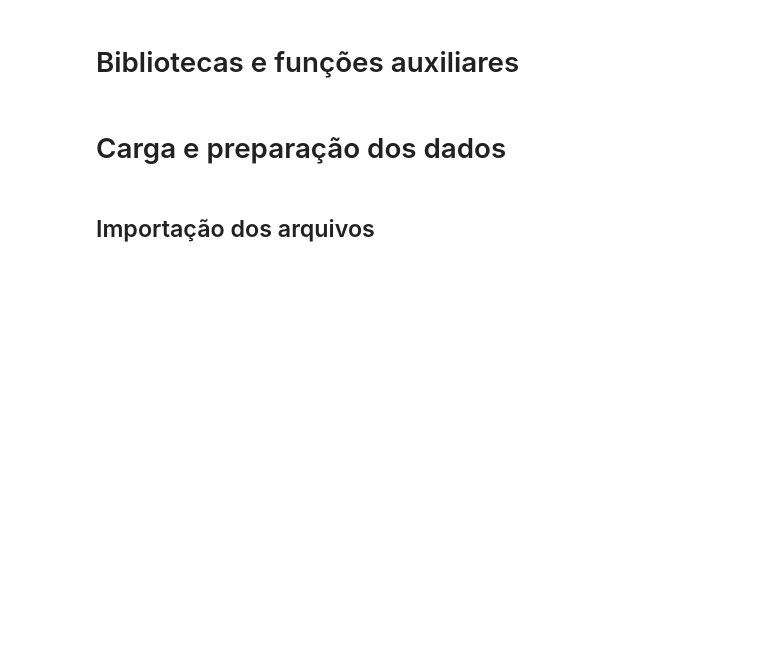
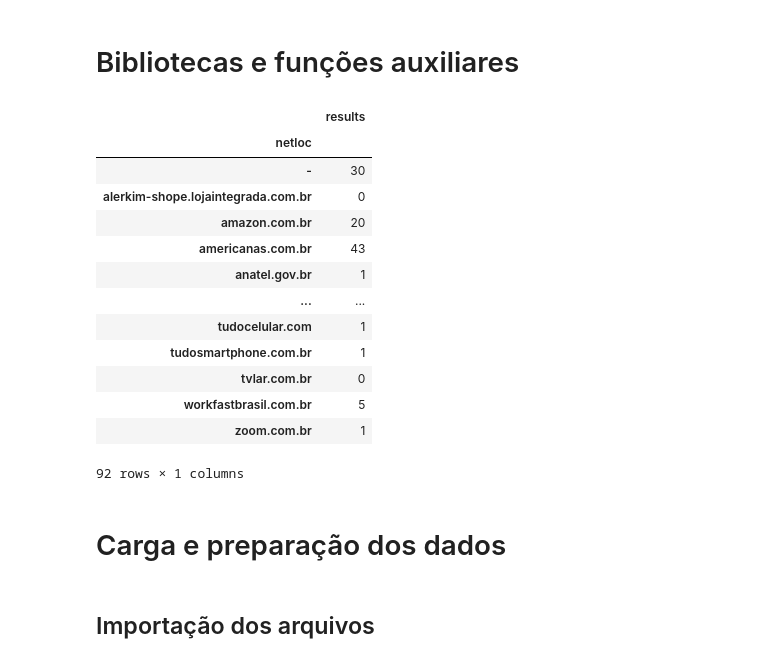
Before and after one commit to InovaFiscaliza/certificacao-homologacao, a Jupyter notebook: analise_exploratoria.ipynb, the cells around one changed output. Drawn from its saved outputs; the diff is of its cells as text; code cells hidden in the pictures; blank space fills up the shorter version.

```diff
--- a/analise_exploratoria.ipynb
+++ b/analise_exploratoria.ipynb
@@ -118,5 +118,23 @@ def plot_results_count(df,bins=DEFAULT_BINS):
     ax.set_title('Quantidade de itens pesquisados e resultados obtidos')
 
     plt.show()
+# %%
+df_search_results_sch[~df_search_results_sch['url'].isna()]
+df_search_results_sch[['netloc','results']].groupby('netloc').sum()
+# %% [output]
+|  | results |
+| netloc |  |
+| - | 30 |
+| alerkim-shope.lojaintegrada.com.br | 0 |
+| amazon.com.br | 20 |
+| americanas.com.br | 43 |
+| anatel.gov.br | 1 |
+| ... | ... |
+| tudocelular.com | 1 |
+| tudosmartphone.com.br | 1 |
+| tvlar.com.br | 0 |
+| workfastbrasil.com.br | 5 |
+| zoom.com.br | 1 |
+92 rows × 1 columns
 # %%
 def plot_top_sites(df,n_top=10):
```
Also changed, not shown: parts of 5 cells of this notebook.
